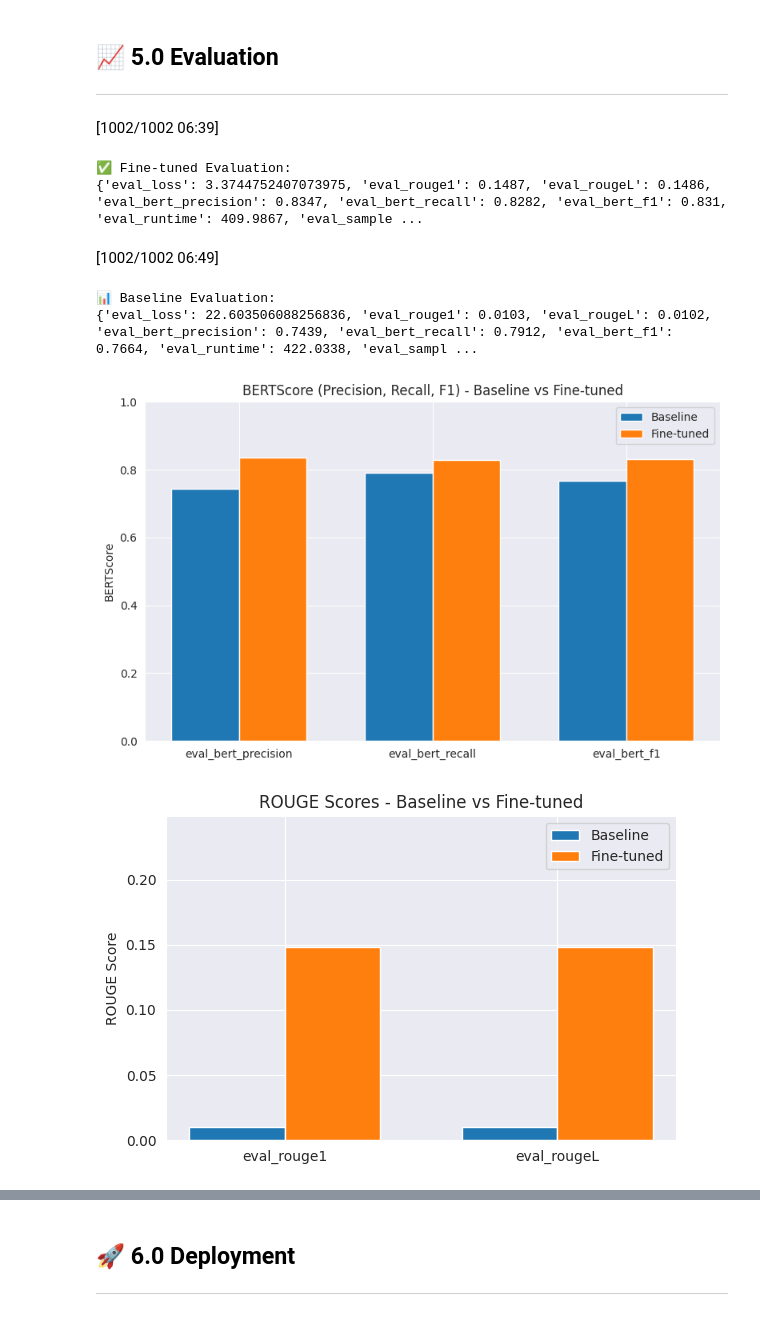
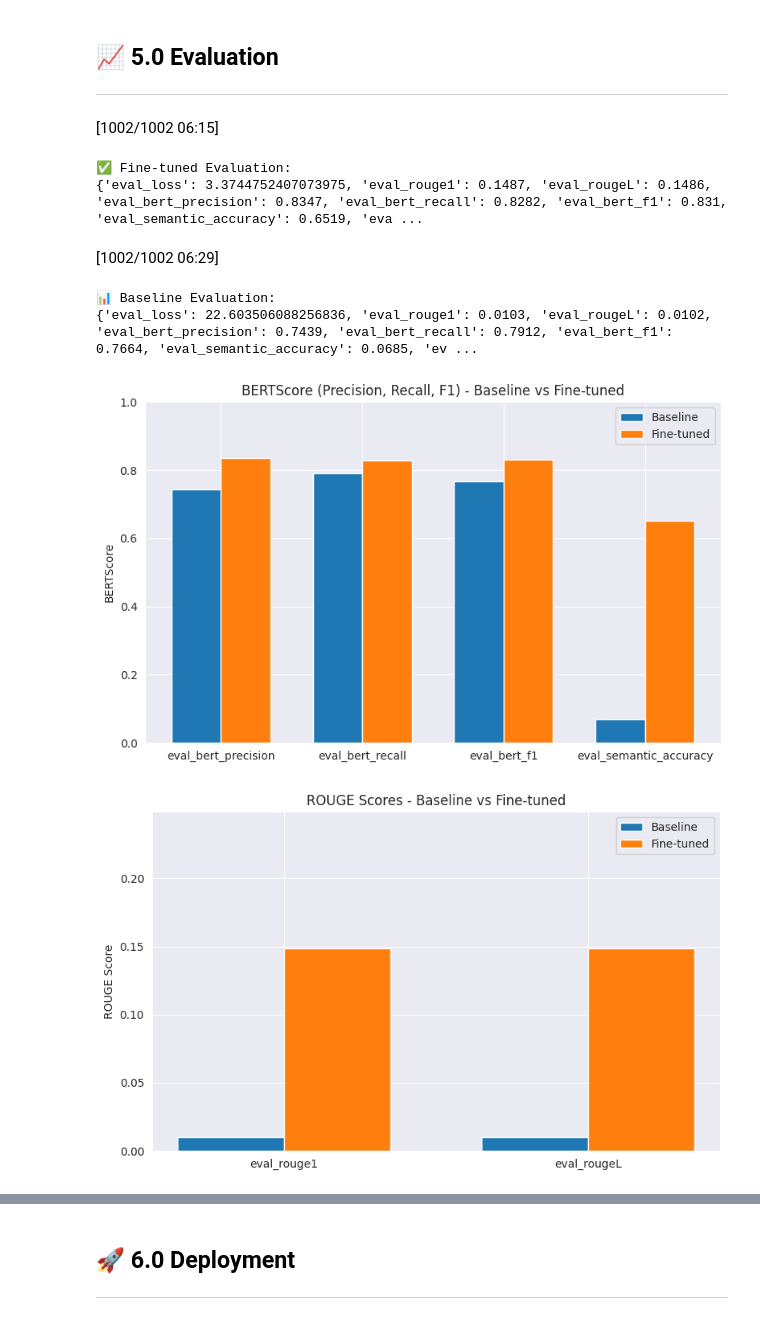
Before and after one commit to Patoh254code/Swahili_QA_system, a Jupyter notebook: index.ipynb, the cells around one changed output, grey strips where cells are left out. Saved outputs shown, nothing was run; the diff lists cells and outputs as text; code cells hidden in the pictures.

Commit message:
Update index.ipynb and images

```diff
--- a/index.ipynb
+++ b/index.ipynb
@@ -604,39 +522,6 @@ args = Seq2SeqTrainingArguments(
     report_to="none",
     load_best_model_at_end=True
 )
-# %%
-# Function to compute the relevant metrics
-def compute_metrics(eval_preds):
-    metric = evaluate.load("rouge")
-    preds, labels = eval_preds
-
-    # Convert to numpy arrays
-    preds = np.asarray(preds, dtype=np.int32)
-    labels = np.asarray(labels, dtype=np.int32)
-
-    # Clip predictions to valid token ID range
-    preds = np.clip(preds, 0, tokenizer.vocab_size - 1)
-
-    # Replace -100 in labels for decoding
-    labels = np.where(labels != -100, labels, tokenizer.pad_token_id)
-
-    # Convert to list of lists
-    decoded_preds = tokenizer.batch_decode(preds.tolist(), skip_special_tokens=True)
-    decoded_labels = tokenizer.batch_decode(labels.tolist(), skip_special_tokens=True)
-
-    # Compute ROUGE
-    rouge = metric.compute(predictions=decoded_preds, references=decoded_labels, use_stemmer=True)
-
-    # Compute BERTScore
-    P, R, F1 = bert_score(decoded_preds, decoded_labels, lang="sw", model_type="xlm-roberta-base", verbose=False)
-
-    return {
-        "rouge1": round(rouge["rouge1"], 4),
-        "rougeL": round(rouge["rougeL"], 4),
-        "bert_precision": round(P.mean().item(), 4),
-        "bert_recall": round(R.mean().item(), 4),
-        "bert_f1": round(F1.mean().item(), 4)
-    }
 # %%
 # Instantiate the trainer
 trainer = Seq2SeqTrainer(
@@ -671,9 +555,9 @@ metrics_ft = trainer.evaluate(tokenized_datasets["test"])
 print("\n✅ Fine-tuned Evaluation:")
 print(metrics_ft)
 # %% [output]
-[1002/1002 06:39]
+[1002/1002 06:15]
 ✅ Fine-tuned Evaluation:
-{'eval_loss': 3.3744752407073975, 'eval_rouge1': 0.1487, 'eval_rougeL': 0.1486, 'eval_bert_precision': 0.8347, 'eval_bert_recall': 0.8282, 'eval_bert_f1': 0.831, 'eval_runtime': 409.9867, 'eval_sample ...
+{'eval_loss': 3.3744752407073975, 'eval_rouge1': 0.1487, 'eval_rougeL': 0.1486, 'eval_bert_precision': 0.8347, 'eval_bert_recall': 0.8282, 'eval_bert_f1': 0.831, 'eval_semantic_accuracy': 0.6519, 'eva ...
 # %%
 # Compare with baseline
 baseline_model = AutoModelForSeq2SeqLM.from_pretrained(model_ckpt)
@@ -690,12 +574,12 @@ metrics_base = trainer_base.evaluate()
 print("\n📊 Baseline Evaluation:")
 print(metrics_base)
 # %% [output]
-[1002/1002 06:49]
+[1002/1002 06:29]
 📊 Baseline Evaluation:
-{'eval_loss': 22.603506088256836, 'eval_rouge1': 0.0103, 'eval_rougeL': 0.0102, 'eval_bert_precision': 0.7439, 'eval_bert_recall': 0.7912, 'eval_bert_f1': 0.7664, 'eval_runtime': 422.0338, 'eval_sampl ...
+{'eval_loss': 22.603506088256836, 'eval_rouge1': 0.0103, 'eval_rougeL': 0.0102, 'eval_bert_precision': 0.7439, 'eval_bert_recall': 0.7912, 'eval_bert_f1': 0.7664, 'eval_semantic_accuracy': 0.0685, 'ev ...
 # %%
 # Select only BERTScore metrics
-bert_metrics = ['eval_bert_precision', 'eval_bert_recall', 'eval_bert_f1']
+bert_metrics = ['eval_bert_precision', 'eval_bert_recall', 'eval_bert_f1', 'eval_semantic_accuracy']
 
 labels = bert_metrics
 base_values = [metrics_base[k] for k in labels]
@@ -718,30 +602,30 @@ plt.ylim(0, 1)
 plt.tight_layout()
 plt.show()
 # %% [output]
-[figure, old version]
+[figure, new version]
 # %%
 # Select ROUGE metrics
 rouge_metrics = ['eval_rouge1', 'eval_rougeL']
 
 labels = rouge_metrics
 base_values = [metrics_base[k] for k in labels]
 ft_values = [metrics_ft[k] for k in labels]
 
 x = np.arange(len(labels))
 width = 0.35
 
-fig, ax = plt.subplots(figsize=(6, 4))
+fig, ax = plt.subplots(figsize=(8, 5))
 rects1 = ax.bar(x - width / 2, base_values, width, label='Baseline')
 rects2 = ax.bar(x + width / 2, ft_values, width, label='Fine-tuned')
 
 ax.set_ylabel('ROUGE Score')
 ax.set_title('ROUGE Scores - Baseline vs Fine-tuned')
 ax.set_xticks(x)
 ax.set_xticklabels(labels)
 ax.legend()
 
 plt.ylim(0, max(max(base_values), max(ft_values)) + 0.1)  # dynamic upper limit
 plt.tight_layout()
 plt.show()
 # %% [output]
-[figure, old version]
+[figure, new version]
```
Also changed, not shown: parts of 14 cells of this notebook, 3 other files.
